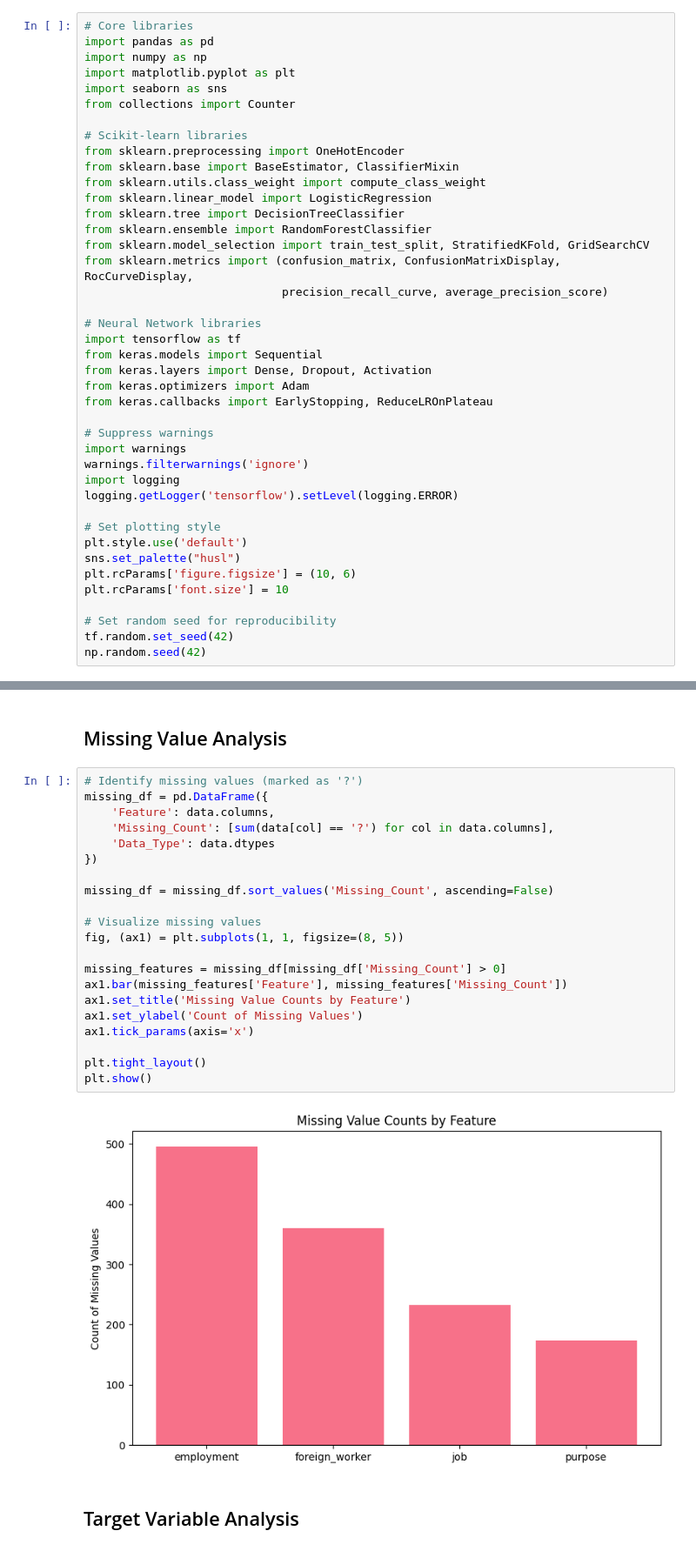
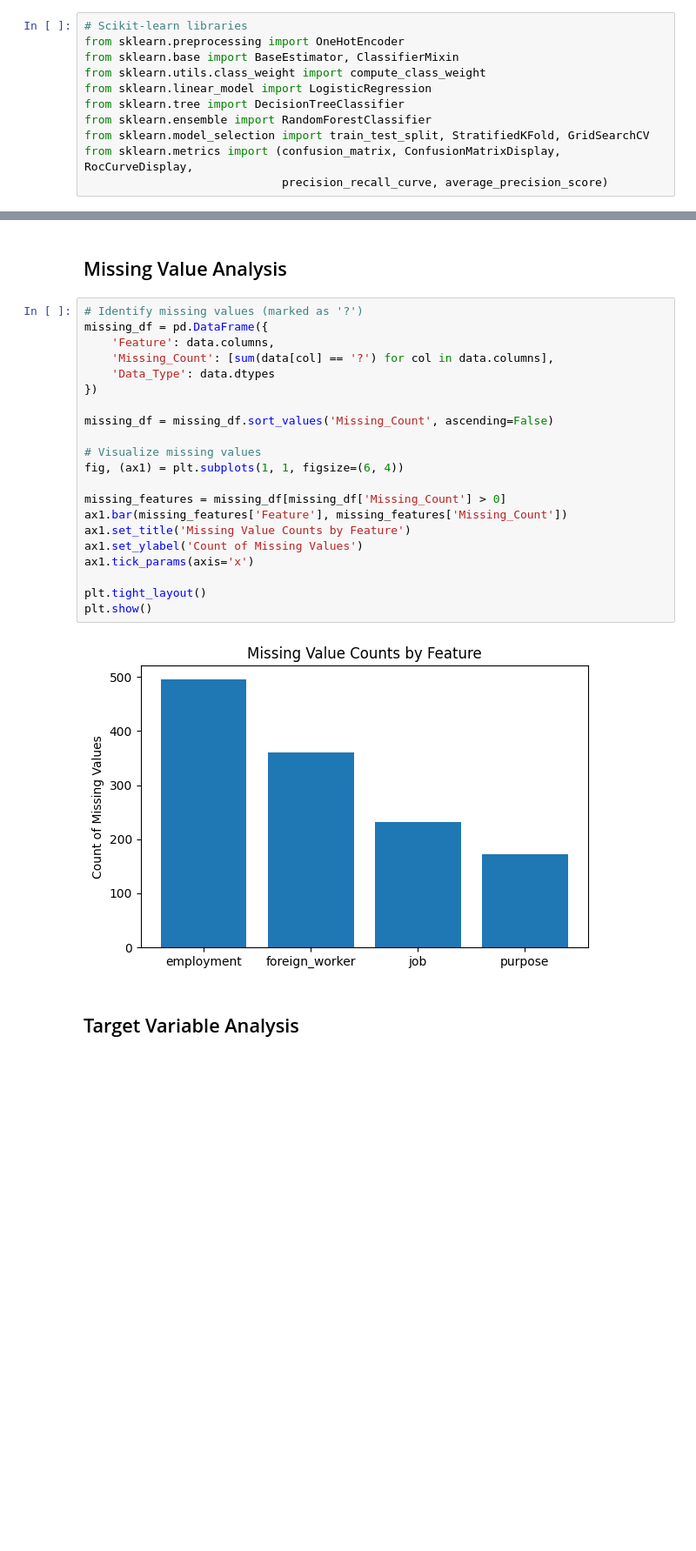
Before and after one commit to lam1aa/ML, a Jupyter notebook: credit_risk.ipynb, the cells around one changed output, grey strips where cells are left out. Shown at 87% size. Saved outputs shown, nothing was run; the diff lists cells and outputs as text; blank space fills up the shorter version.

```diff
--- a/credit_risk.ipynb
+++ b/credit_risk.ipynb
@@ -44,11 +49,4 @@ $$f^* = \arg\min_{f} \mathbb{E}_{(\mathbf{x},y) \sim P(\mathbf{X},Y)}[C(y, f(\ma
 # %%
-# Core libraries
-import pandas as pd
-import numpy as np
-import matplotlib.pyplot as plt
-import seaborn as sns
-from collections import Counter
-
 # Scikit-learn libraries
 from sklearn.preprocessing import OneHotEncoder
 from sklearn.base import BaseEstimator, ClassifierMixin
@@ -59,26 +57,3 @@ from sklearn.ensemble import RandomForestClassifier
 from sklearn.model_selection import train_test_split, StratifiedKFold, GridSearchCV
 from sklearn.metrics import (confusion_matrix, ConfusionMatrixDisplay, RocCurveDisplay,
                              precision_recall_curve, average_precision_score)
-
-# Neural Network libraries
-import tensorflow as tf
-from keras.models import Sequential
-from keras.layers import Dense, Dropout, Activation
-from keras.optimizers import Adam
-from keras.callbacks import EarlyStopping, ReduceLROnPlateau
-
-# Suppress warnings
-import warnings
-warnings.filterwarnings('ignore')
-import logging
-logging.getLogger('tensorflow').setLevel(logging.ERROR)
-
-# Set plotting style
-plt.style.use('default')
-sns.set_palette("husl")
-plt.rcParams['figure.figsize'] = (10, 6)
-plt.rcParams['font.size'] = 10
-
-# Set random seed for reproducibility
-tf.random.set_seed(42)
-np.random.seed(42)
@@ -142,26 +131,26 @@ memory usage: 164.2+ KB
 # %%
 # Identify missing values (marked as '?')
 missing_df = pd.DataFrame({
     'Feature': data.columns,
     'Missing_Count': [sum(data[col] == '?') for col in data.columns],
     'Data_Type': data.dtypes
 })
 
 missing_df = missing_df.sort_values('Missing_Count', ascending=False)
 
 # Visualize missing values
-fig, (ax1) = plt.subplots(1, 1, figsize=(8, 5))
+fig, (ax1) = plt.subplots(1, 1, figsize=(6, 4))
 
 missing_features = missing_df[missing_df['Missing_Count'] > 0]
 ax1.bar(missing_features['Feature'], missing_features['Missing_Count'])
 ax1.set_title('Missing Value Counts by Feature')
 ax1.set_ylabel('Count of Missing Values')
 ax1.tick_params(axis='x')
 
 plt.tight_layout()
 plt.show()
 # %% [output]
-[figure, old version]
+[figure, new version]
 # %% [markdown]
 ## Target Variable Analysis
 # %%
```
Also changed, not shown: parts of 30 cells of this notebook, 9 other files.
